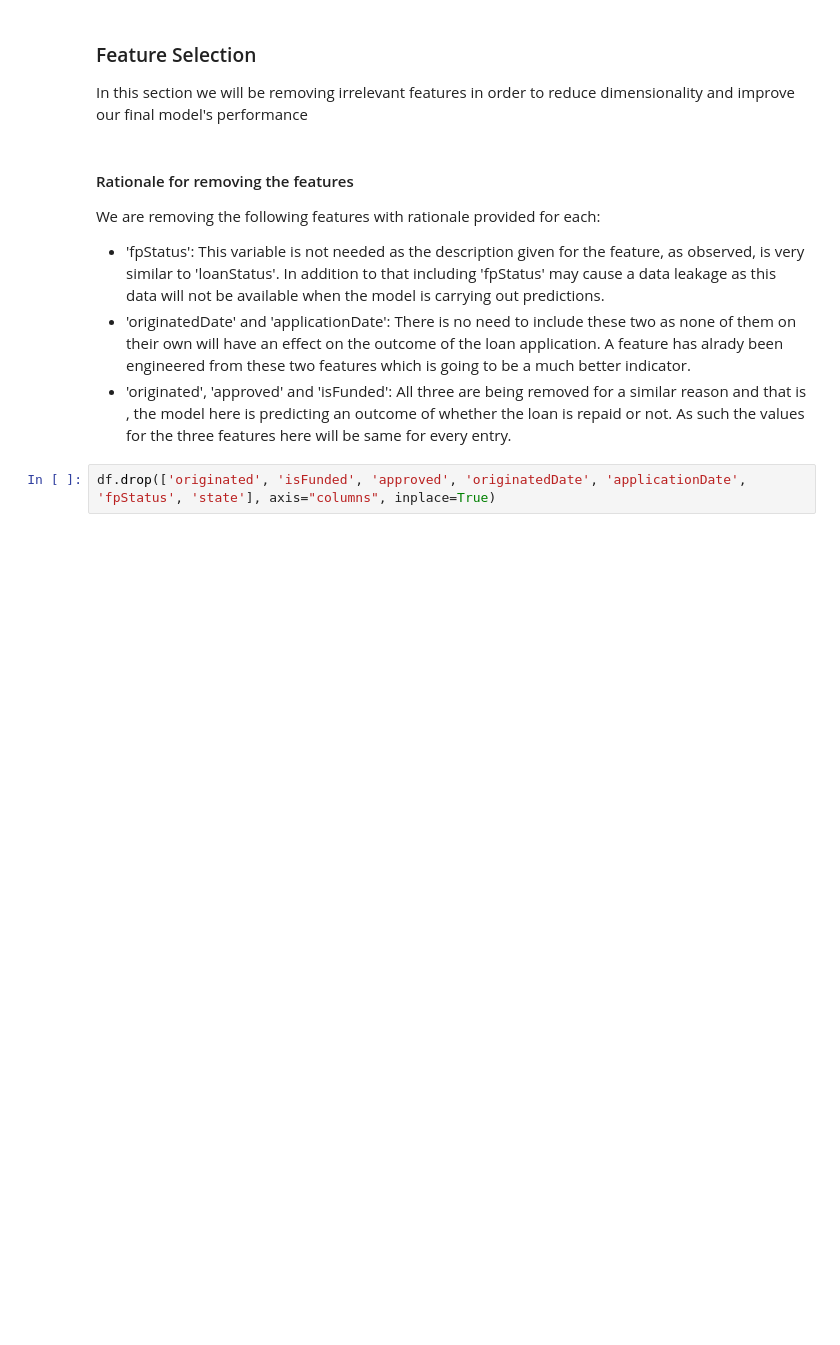
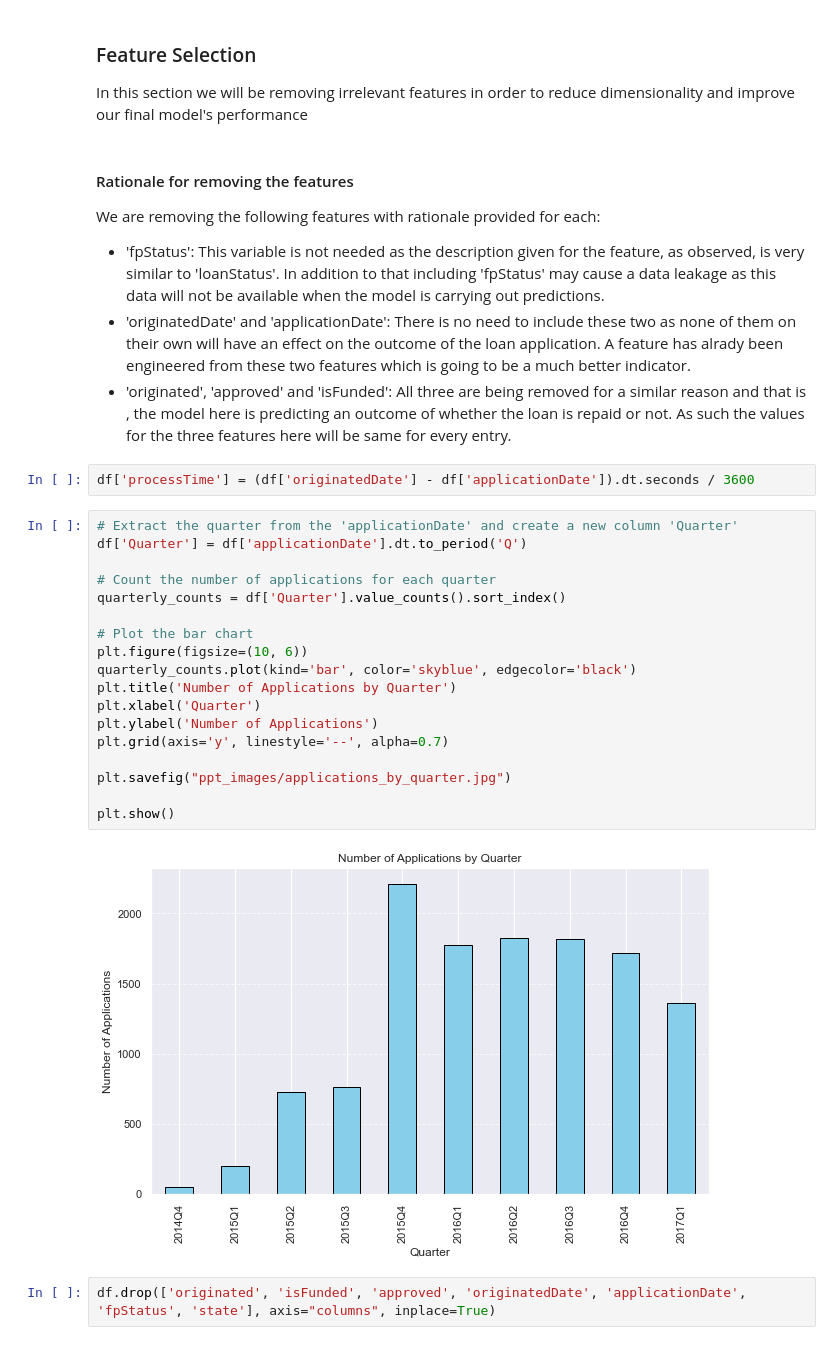
Before and after one commit to shariqmalik10/Loan-Risks, a Jupyter notebook: notebooks/lightgbm_build.ipynb, the cells around one changed output. Cells and saved outputs as stored; diff of their text form; blank space fills up the shorter version.

```diff
--- a/notebooks/lightgbm_build.ipynb
+++ b/notebooks/lightgbm_build.ipynb
@@ -358,5 +362,27 @@ We are removing the following features with rationale provided for each:
 - 'fpStatus': This variable is not needed as the description given for the feature, as observed, is very similar to 'loanStatus'. In addition to that including 'fpStatus' may cause a data leakage as this data will not be available when the model is carrying out predictions.
 - 'originatedDate' and 'applicationDate': There is no need to include these two as none of them on their own will have an effect on the outcome of the loan application. A feature has alrady been engineered from these two features which is going to be a much better indicator.
 - 'originated', 'approved' and 'isFunded': All three are being removed for a similar reason and that is , the model here is predicting an outcome of whether the loan is repaid or not. As such the values for the three features here will be same for every entry.
+# %%
+df['processTime'] = (df['originatedDate'] - df['applicationDate']).dt.seconds / 3600
+# %%
+# Extract the quarter from the 'applicationDate' and create a new column 'Quarter'
+df['Quarter'] = df['applicationDate'].dt.to_period('Q')
+
+# Count the number of applications for each quarter
+quarterly_counts = df['Quarter'].value_counts().sort_index()
+
+# Plot the bar chart
+plt.figure(figsize=(10, 6))
+quarterly_counts.plot(kind='bar', color='skyblue', edgecolor='black')
+plt.title('Number of Applications by Quarter')
+plt.xlabel('Quarter')
+plt.ylabel('Number of Applications')
+plt.grid(axis='y', linestyle='--', alpha=0.7)
+
+plt.savefig("ppt_images/applications_by_quarter.jpg")
+
+plt.show()
+# %% [output]
+[figure, added]
 # %%
 df.drop(['originated', 'isFunded', 'approved', 'originatedDate', 'applicationDate', 'fpStatus', 'state'], axis="columns", inplace=True)
```
Also changed, not shown: parts of 12 cells of this notebook, 14 other files.
